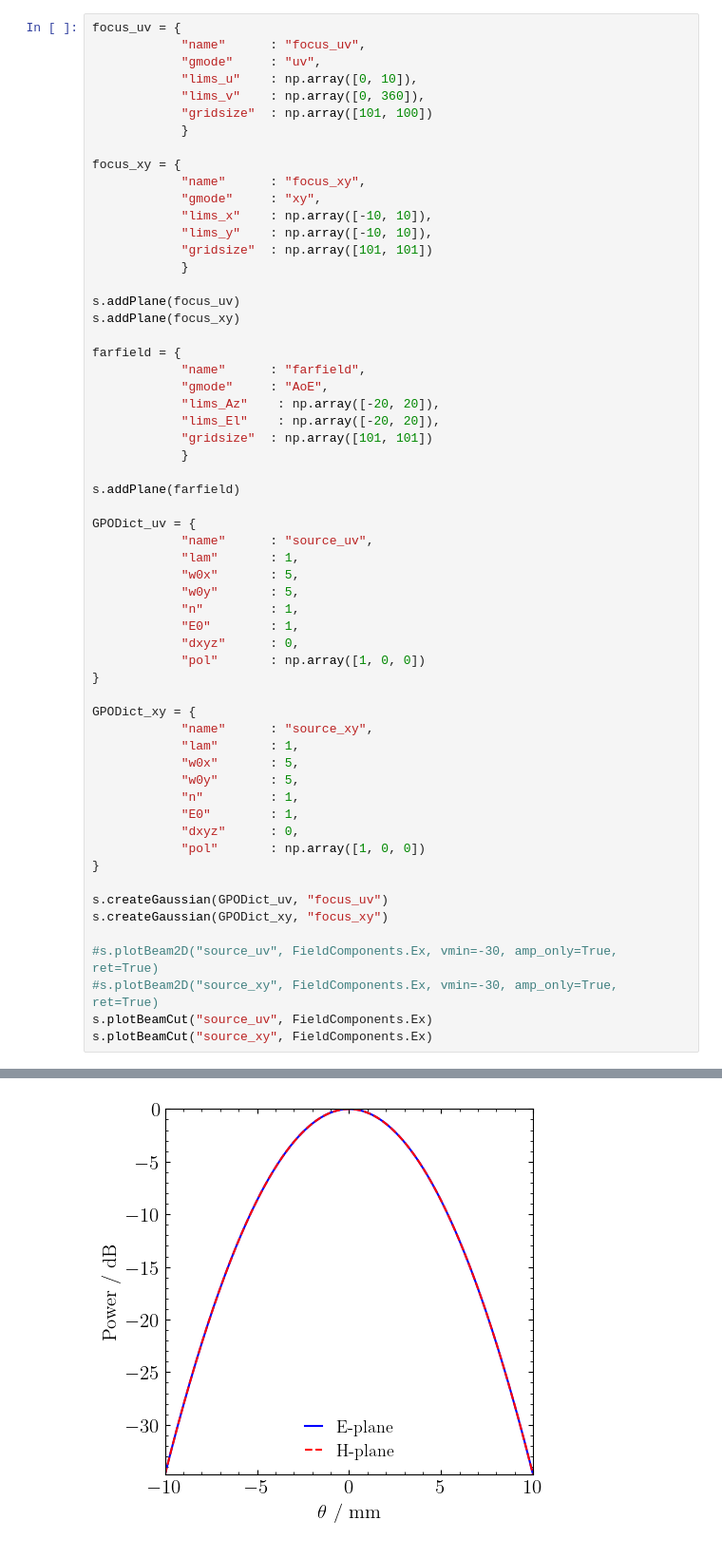
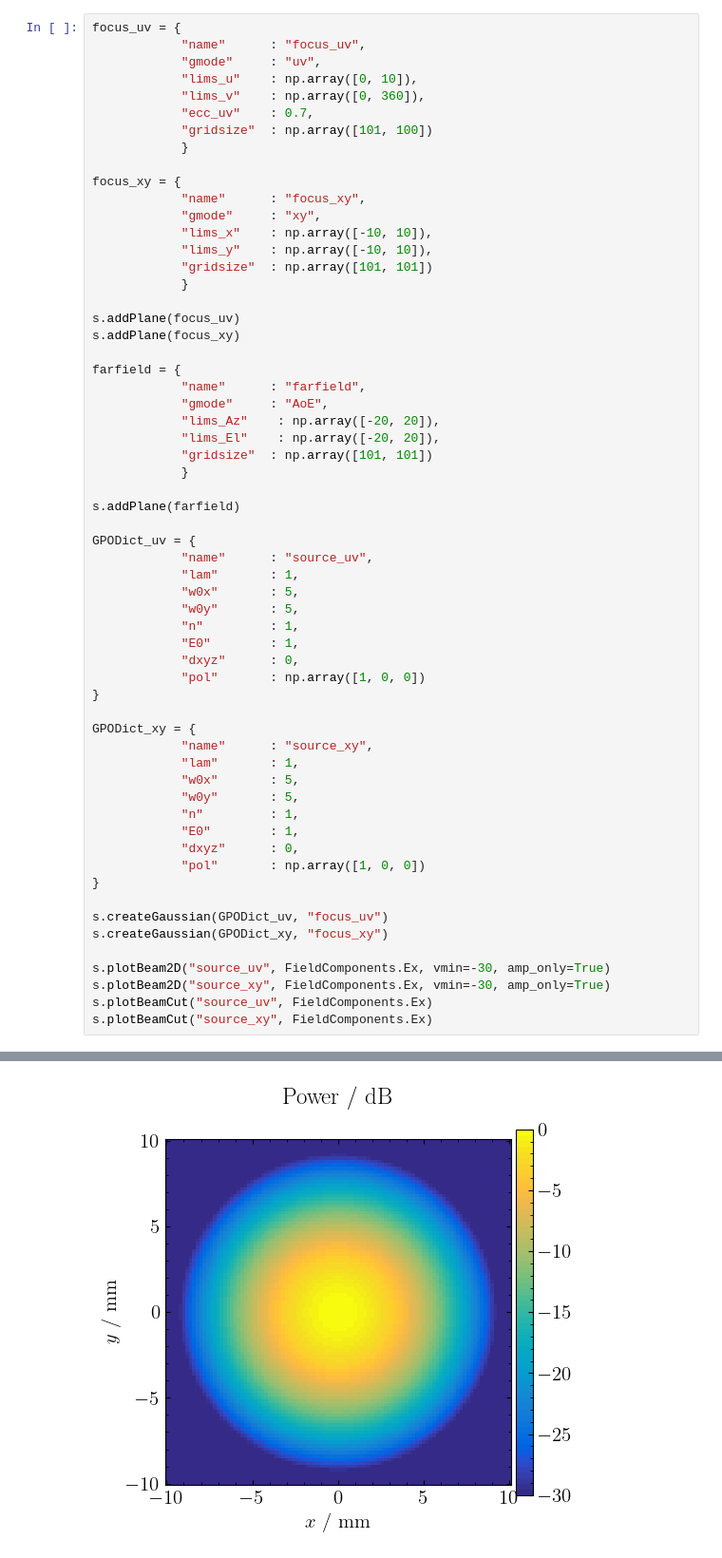
Before and after one commit to PyPO-dev/PyPO, a Jupyter notebook: tutorials/Tutorial7.ipynb, the cells around one changed output, grey strips where cells are left out. Shown at 95% size. Drawn from its saved outputs; the diff is of its cells as text.

```diff
--- a/tutorials/Tutorial7.ipynb
+++ b/tutorials/Tutorial7.ipynb
@@ -18,6 +18,7 @@ focus_uv = {
             "gmode"     : "uv",
             "lims_u"    : np.array([0, 10]),
             "lims_v"    : np.array([0, 360]),
+            "ecc_uv"    : 0.7,
             "gridsize"  : np.array([101, 100])
             }
 
@@ -67,8 +68,8 @@ GPODict_xy = {
 s.createGaussian(GPODict_uv, "focus_uv")
 s.createGaussian(GPODict_xy, "focus_xy")
 
-#s.plotBeam2D("source_uv", FieldComponents.Ex, vmin=-30, amp_only=True, ret=True)
-#s.plotBeam2D("source_xy", FieldComponents.Ex, vmin=-30, amp_only=True, ret=True)
+s.plotBeam2D("source_uv", FieldComponents.Ex, vmin=-30, amp_only=True)
+s.plotBeam2D("source_xy", FieldComponents.Ex, vmin=-30, amp_only=True)
 s.plotBeamCut("source_uv", FieldComponents.Ex)
 s.plotBeamCut("source_xy", FieldComponents.Ex)
 # %% [output]
@@ -79 +80 @@ s.plotBeamCut("source_xy", FieldComponents.Ex)
-[figure, old version]
+[figure, new version]
```
Also changed, not shown: parts of 7 cells of this notebook, 10 other files.
